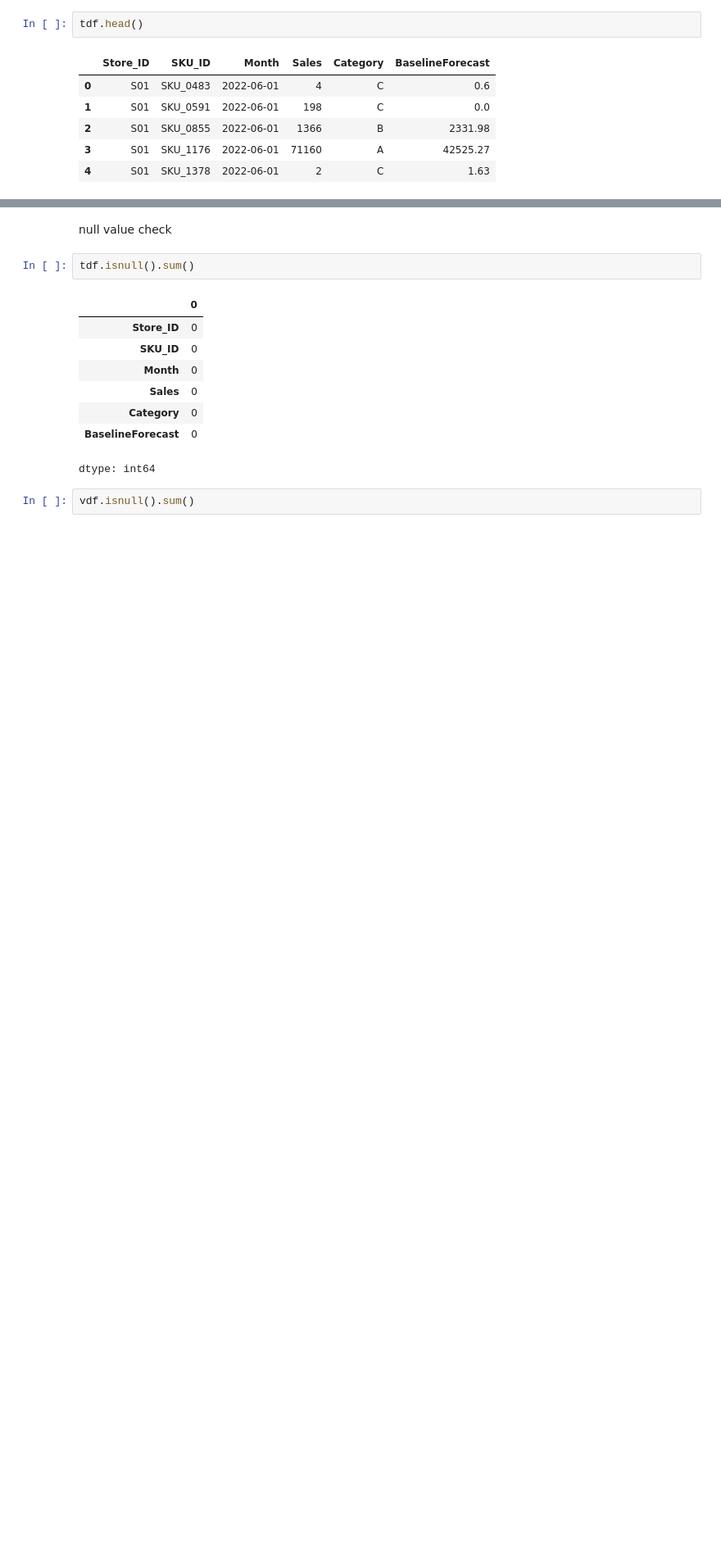
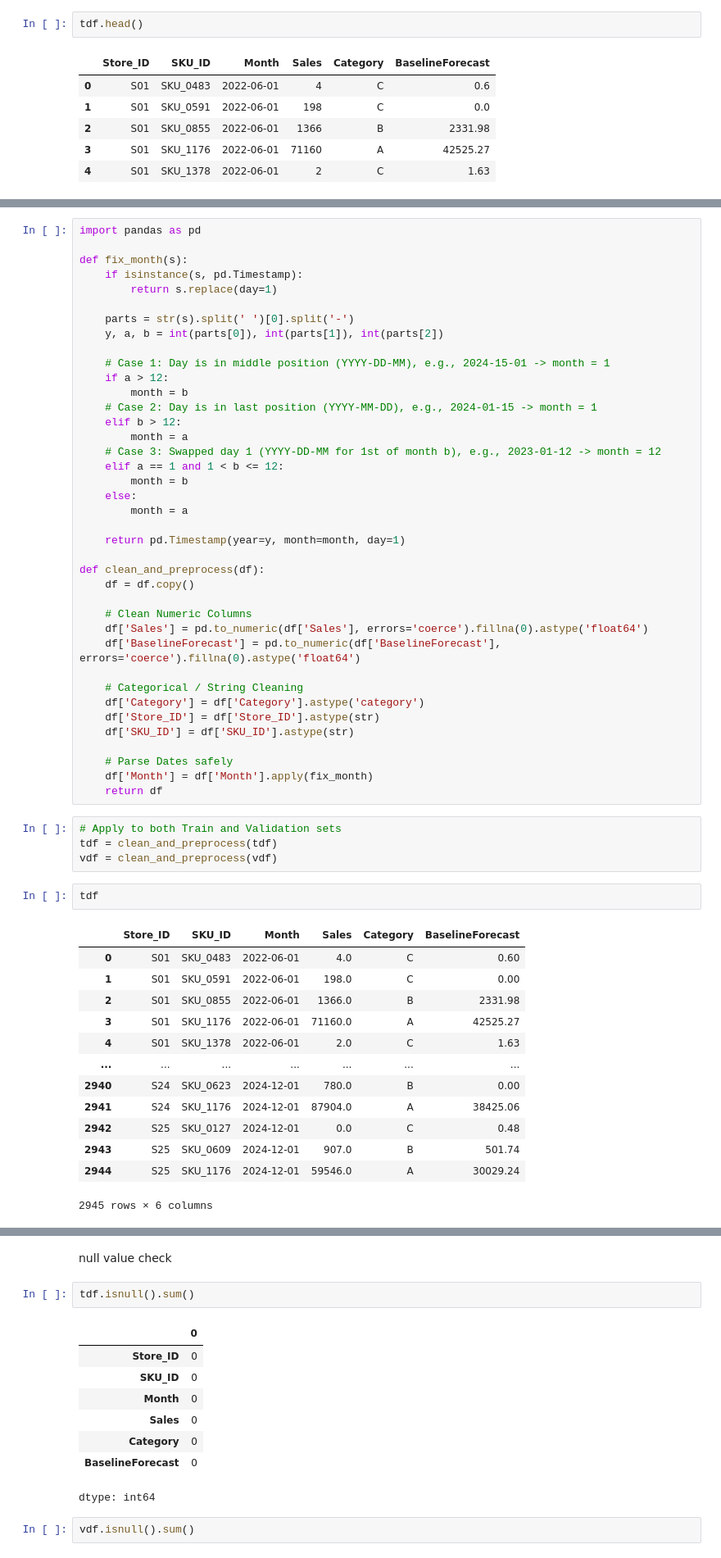
Before and after one commit to partha2412/Time-Series-Forecast, a Jupyter notebook: TimeSeries_forecasting.ipynb, the cells around one changed output, grey strips where cells are left out. Shown at 82% size. Drawn from its saved outputs; the diff is of its cells as text; blank space fills up the shorter version.

```diff
--- a/TimeSeries_forecasting.ipynb
+++ b/TimeSeries_forecasting.ipynb
@@ -157,0 +138,59 @@ tdf[ (tdf["Store_ID"]=="S01") & (tdf["SKU_ID"]=="SKU_0483") ]
+# %%
+import pandas as pd
+
+def fix_month(s):
+    if isinstance(s, pd.Timestamp):
+        return s.replace(day=1)
+
+    parts = str(s).split(' ')[0].split('-')
+    y, a, b = int(parts[0]), int(parts[1]), int(parts[2])
+
+    # Case 1: Day is in middle position (YYYY-DD-MM), e.g., 2024-15-01 -> month = 1
+    if a > 12:
+        month = b
+    # Case 2: Day is in last position (YYYY-MM-DD), e.g., 2024-01-15 -> month = 1
+    elif b > 12:
+        month = a
+    # Case 3: Swapped day 1 (YYYY-DD-MM for 1st of month b), e.g., 2023-01-12 -> month = 12
+    elif a == 1 and 1 < b <= 12:
+        month = b
+    else:
+        month = a
+
+    return pd.Timestamp(year=y, month=month, day=1)
+
+def clean_and_preprocess(df):
+    df = df.copy()
+
+    # Clean Numeric Columns
+    df['Sales'] = pd.to_numeric(df['Sales'], errors='coerce').fillna(0).astype('float64')
+    df['BaselineForecast'] = pd.to_numeric(df['BaselineForecast'], errors='coerce').fillna(0).astype('float64')
+
+    # Categorical / String Cleaning
+    df['Category'] = df['Category'].astype('category')
+    df['Store_ID'] = df['Store_ID'].astype(str)
+    df['SKU_ID'] = df['SKU_ID'].astype(str)
+
+    # Parse Dates safely
+    df['Month'] = df['Month'].apply(fix_month)
+    return df
+# %%
+# Apply to both Train and Validation sets
+tdf = clean_and_preprocess(tdf)
+vdf = clean_and_preprocess(vdf)
+# %%
+tdf
+# %% [output]
+|  | Store_ID | SKU_ID | Month | Sales | Category | BaselineForecast |
+| 0 | S01 | SKU_0483 | 2022-06-01 | 4.0 | C | 0.60 |
+| 1 | S01 | SKU_0591 | 2022-06-01 | 198.0 | C | 0.00 |
+| 2 | S01 | SKU_0855 | 2022-06-01 | 1366.0 | B | 2331.98 |
+| 3 | S01 | SKU_1176 | 2022-06-01 | 71160.0 | A | 42525.27 |
+| 4 | S01 | SKU_1378 | 2022-06-01 | 2.0 | C | 1.63 |
+| ... | ... | ... | ... | ... | ... | ... |
+| 2940 | S24 | SKU_0623 | 2024-12-01 | 780.0 | B | 0.00 |
+| 2941 | S24 | SKU_1176 | 2024-12-01 | 87904.0 | A | 38425.06 |
+| 2942 | S25 | SKU_0127 | 2024-12-01 | 0.0 | C | 0.48 |
+| 2943 | S25 | SKU_0609 | 2024-12-01 | 907.0 | B | 501.74 |
+| 2944 | S25 | SKU_1176 | 2024-12-01 | 59546.0 | A | 30029.24 |
+2945 rows × 6 columns
```
Also changed, not shown: parts of 45 cells of this notebook.
